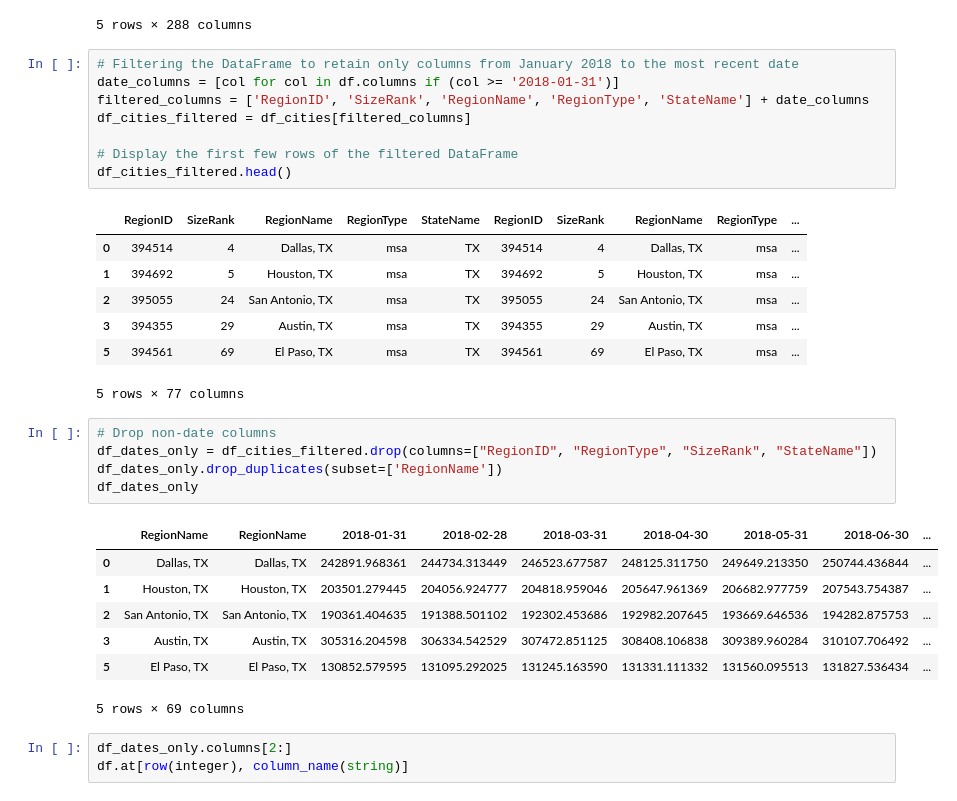
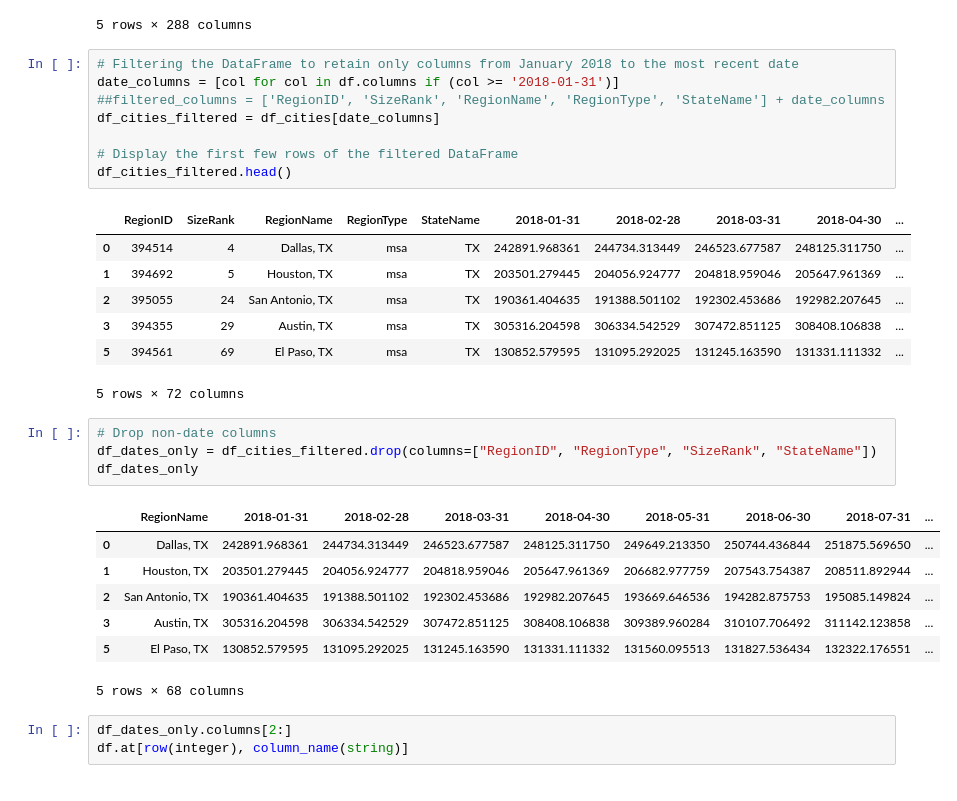
Before and after one commit to rjosanchez/project4-team1, a Jupyter notebook: ZHVI_Clean_Up.ipynb, the cells around one changed output. Saved outputs shown, nothing was run; the diff lists cells and outputs as text.

```diff
--- a/ZHVI_Clean_Up.ipynb
+++ b/ZHVI_Clean_Up.ipynb
@@ -81,32 +81,31 @@ df_cities.head()
 # %%
 # Filtering the DataFrame to retain only columns from January 2018 to the most recent date
 date_columns = [col for col in df.columns if (col >= '2018-01-31')]
-filtered_columns = ['RegionID', 'SizeRank', 'RegionName', 'RegionType', 'StateName'] + date_columns
-df_cities_filtered = df_cities[filtered_columns]
+##filtered_columns = ['RegionID', 'SizeRank', 'RegionName', 'RegionType', 'StateName'] + date_columns
+df_cities_filtered = df_cities[date_columns]
 
 # Display the first few rows of the filtered DataFrame
 df_cities_filtered.head()
 # %% [output]
-|  | RegionID | SizeRank | RegionName | RegionType | StateName | RegionID | SizeRank | RegionName | RegionType | ... |
-| 0 | 394514 | 4 | Dallas, TX | msa | TX | 394514 | 4 | Dallas, TX | msa | ... |
-| 1 | 394692 | 5 | Houston, TX | msa | TX | 394692 | 5 | Houston, TX | msa | ... |
-| 2 | 395055 | 24 | San Antonio, TX | msa | TX | 395055 | 24 | San Antonio, TX | msa | ... |
-| 3 | 394355 | 29 | Austin, TX | msa | TX | 394355 | 29 | Austin, TX | msa | ... |
-| 5 | 394561 | 69 | El Paso, TX | msa | TX | 394561 | 69 | El Paso, TX | msa | ... |
+|  | RegionID | SizeRank | RegionName | RegionType | StateName | 2018-01-31 | 2018-02-28 | 2018-03-31 | 2018-04-30 | ... |
+| 0 | 394514 | 4 | Dallas, TX | msa | TX | 242891.968361 | 244734.313449 | 246523.677587 | 248125.311750 | ... |
+| 1 | 394692 | 5 | Houston, TX | msa | TX | 203501.279445 | 204056.924777 | 204818.959046 | 205647.961369 | ... |
+| 2 | 395055 | 24 | San Antonio, TX | msa | TX | 190361.404635 | 191388.501102 | 192302.453686 | 192982.207645 | ... |
+| 3 | 394355 | 29 | Austin, TX | msa | TX | 305316.204598 | 306334.542529 | 307472.851125 | 308408.106838 | ... |
+| 5 | 394561 | 69 | El Paso, TX | msa | TX | 130852.579595 | 131095.292025 | 131245.163590 | 131331.111332 | ... |
-5 rows × 77 columns
+5 rows × 72 columns
 # %%
 # Drop non-date columns
 df_dates_only = df_cities_filtered.drop(columns=["RegionID", "RegionType", "SizeRank", "StateName"])
-df_dates_only.drop_duplicates(subset=['RegionName'])
 df_dates_only
 # %% [output]
-|  | RegionName | RegionName | 2018-01-31 | 2018-02-28 | 2018-03-31 | 2018-04-30 | 2018-05-31 | 2018-06-30 | ... |
-| 0 | Dallas, TX | Dallas, TX | 242891.968361 | 244734.313449 | 246523.677587 | 248125.311750 | 249649.213350 | 250744.436844 | ... |
-| 1 | Houston, TX | Houston, TX | 203501.279445 | 204056.924777 | 204818.959046 | 205647.961369 | 206682.977759 | 207543.754387 | ... |
-| 2 | San Antonio, TX | San Antonio, TX | 190361.404635 | 191388.501102 | 192302.453686 | 192982.207645 | 193669.646536 | 194282.875753 | ... |
-| 3 | Austin, TX | Austin, TX | 305316.204598 | 306334.542529 | 307472.851125 | 308408.106838 | 309389.960284 | 310107.706492 | ... |
-| 5 | El Paso, TX | El Paso, TX | 130852.579595 | 131095.292025 | 131245.163590 | 131331.111332 | 131560.095513 | 131827.536434 | ... |
+|  | RegionName | 2018-01-31 | 2018-02-28 | 2018-03-31 | 2018-04-30 | 2018-05-31 | 2018-06-30 | 2018-07-31 | ... |
+| 0 | Dallas, TX | 242891.968361 | 244734.313449 | 246523.677587 | 248125.311750 | 249649.213350 | 250744.436844 | 251875.569650 | ... |
+| 1 | Houston, TX | 203501.279445 | 204056.924777 | 204818.959046 | 205647.961369 | 206682.977759 | 207543.754387 | 208511.892944 | ... |
+| 2 | San Antonio, TX | 190361.404635 | 191388.501102 | 192302.453686 | 192982.207645 | 193669.646536 | 194282.875753 | 195085.149824 | ... |
+| 3 | Austin, TX | 305316.204598 | 306334.542529 | 307472.851125 | 308408.106838 | 309389.960284 | 310107.706492 | 311142.123858 | ... |
+| 5 | El Paso, TX | 130852.579595 | 131095.292025 | 131245.163590 | 131331.111332 | 131560.095513 | 131827.536434 | 132322.176551 | ... |
-5 rows × 69 columns
+5 rows × 68 columns
 # %%
 df_dates_only.columns[2:]
 df.at[row(integer), column_name(string)]
```
Also changed, not shown: parts of 1 cell of this notebook.
